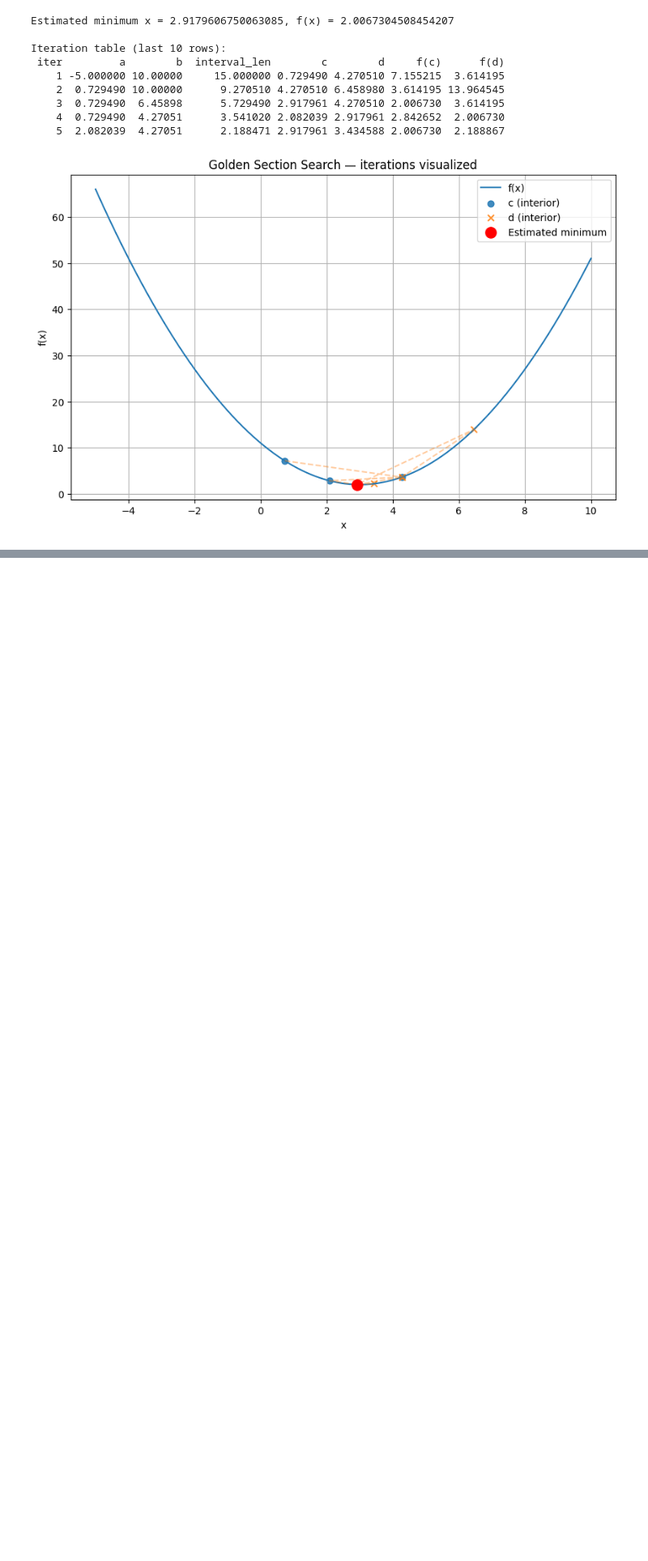
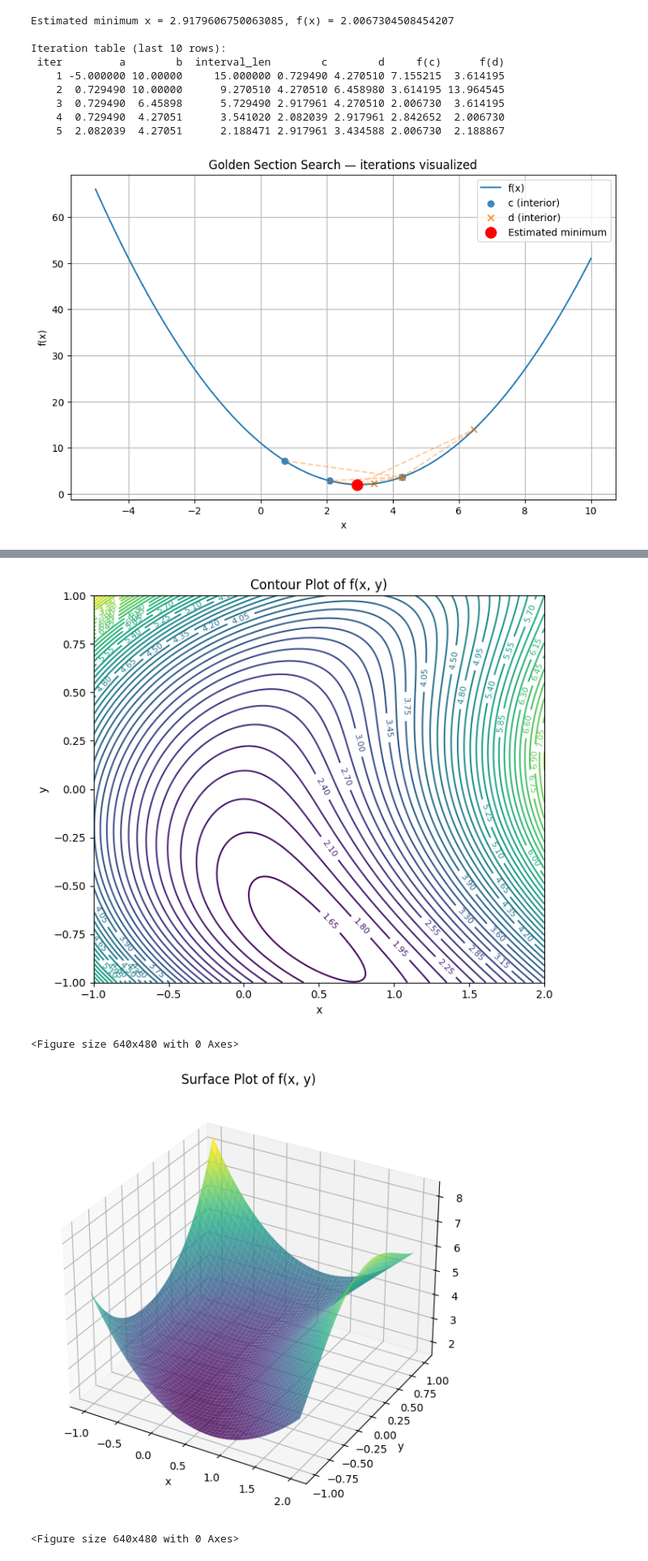
Before and after one commit to RadimCech/mat_prog_projekt, a Jupyter notebook: script.ipynb, the cells around one changed output, grey strips where cells are left out. Shown at 81% size. Cells and saved outputs as stored; diff of their text form; code cells hidden in the pictures; blank space fills up the shorter version.

```diff
--- a/script.ipynb
+++ b/script.ipynb
@@ -433,0 +479,58 @@ plt.show()
+# %%
+import numpy as np
+import matplotlib.pyplot as plt
+from mpl_toolkits.mplot3d import Axes3D  # Needed for 3D plotting
+
+# ----------------------------
+# Function definition
+# ----------------------------
+def f(x, y):
+    return np.exp(-x) + np.exp(y) + (x - y*y)**2 + x
+
+
+# ----------------------------
+# Plot ranges
+# ----------------------------
+graf_interval_x = (-1, 2)
+graf_interval_y = (-1, 1)
+
+X = np.linspace(graf_interval_x[0], graf_interval_x[1], 200)
+Y = np.linspace(graf_interval_y[0], graf_interval_y[1], 200)
+X_mesh, Y_mesh = np.meshgrid(X, Y)
+Z = f(X_mesh, Y_mesh)
+
+# ============================
+# 2D Contour Plot
+# ============================
+plt.figure(figsize=(7, 6))
+contours = plt.contour(X_mesh, Y_mesh, Z, levels=50, cmap='viridis')
+plt.clabel(contours, inline=True, fontsize=8)
+plt.xlabel('x')
+plt.ylabel('y')
+plt.title('Contour Plot of f(x, y)')
+plt.tight_layout()
+plt.show()
+plt.savefig("graph_contours.pgf")
+
+# ============================
+# 3D Surface Plot
+# ============================
+fig = plt.figure(figsize=(8, 6))
+ax = fig.add_subplot(111, projection='3d')
+
+ax.plot_surface(X_mesh, Y_mesh, Z, cmap='viridis', alpha=0.8)
+
+ax.set_xlabel('x')
+ax.set_ylabel('y')
+ax.set_zlabel('f(x, y)')
+ax.set_title('Surface Plot of f(x, y)')
+ax.view_init(elev=30, azim=-60)
+
+plt.tight_layout()
+plt.show()
+plt.savefig("graph_surface.pgf")
+# %% [output]
+[figure, added]
+<Figure size 640x480 with 0 Axes>
+[figure, added]
+<Figure size 640x480 with 0 Axes>
```
Also changed, not shown: parts of 5 cells of this notebook, 2 other files.
